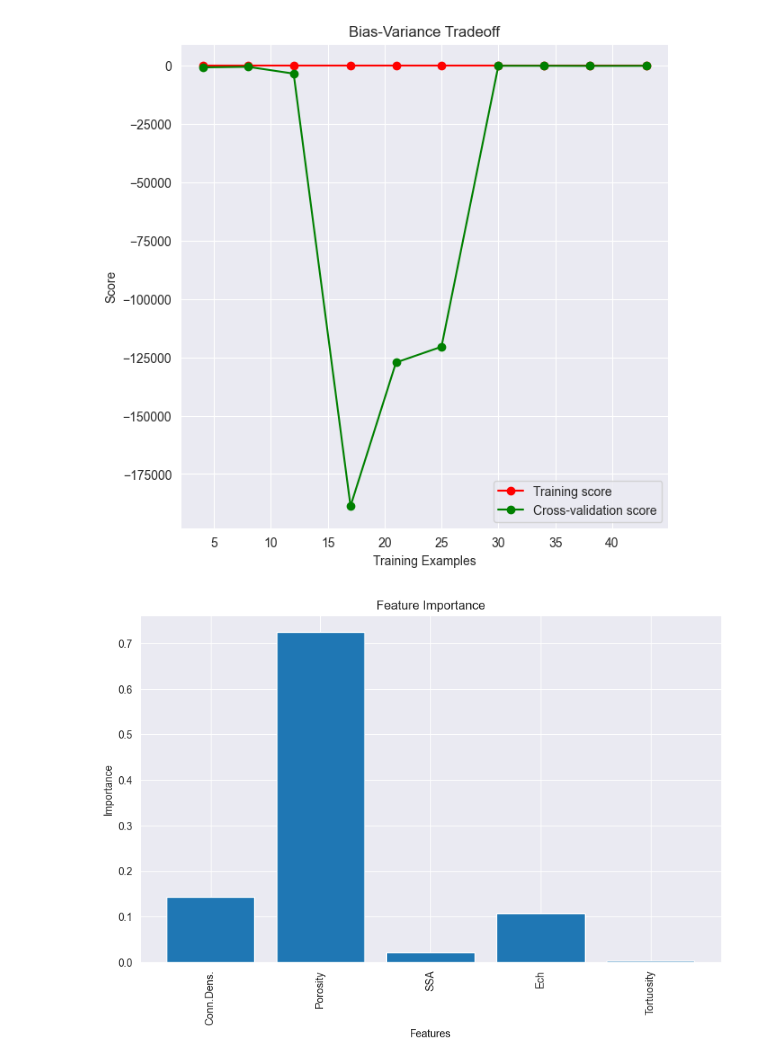
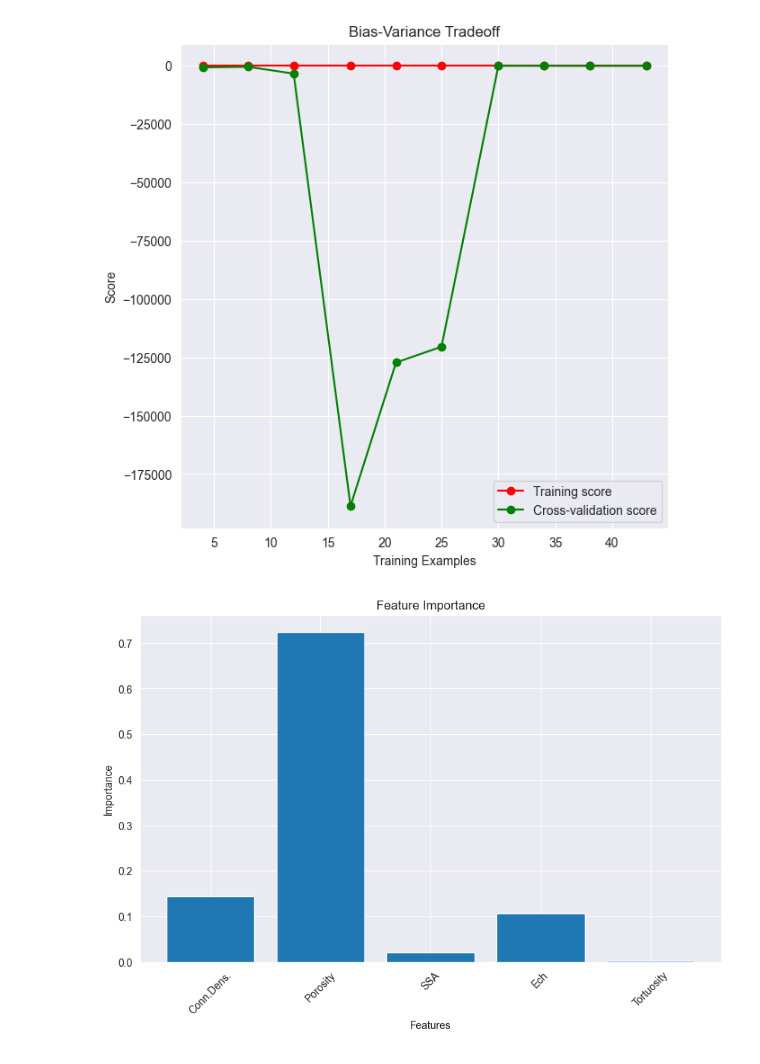
Before and after one commit to LorisMinetti/Permeability_Eval_AI, a Jupyter notebook: poker/Ech/Definitive.ipynb, the cells around one changed output. Drawn from its saved outputs; the diff is of its cells as text; code cells hidden in the pictures.

```diff
--- a/poker/Ech/Definitive.ipynb
+++ b/poker/Ech/Definitive.ipynb
@@ -474,15 +474,15 @@ plt.show()
 # %%
 # Feature importance
 plt.figure(figsize=(10, 6))
 plt.bar(range(len(model.feature_importances_)), model.feature_importances_)
-plt.xticks(range(len(model.feature_importances_)), X.columns, rotation=90)
+plt.xticks(range(len(model.feature_importances_)), X.columns, rotation=45)
 plt.title('Feature Importance')
 plt.xlabel('Features')
 plt.ylabel('Importance')
 plt.grid(True)
 plt.show()
 # %% [output]
-[figure, old version]
+[figure, new version]
 # %%
 # Learning curve
 train_sizes, train_scores, test_scores = learning_curve(
```
Also changed, not shown: parts of 2 cells of this notebook.
